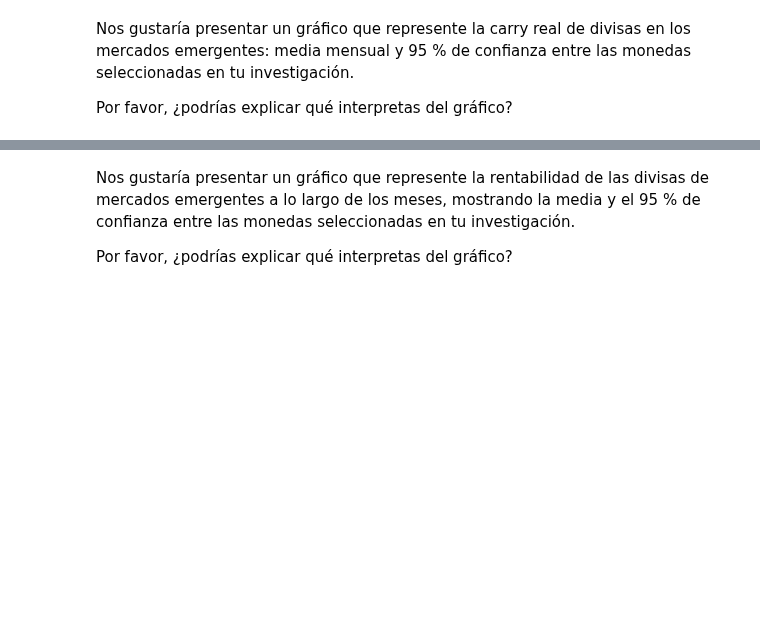
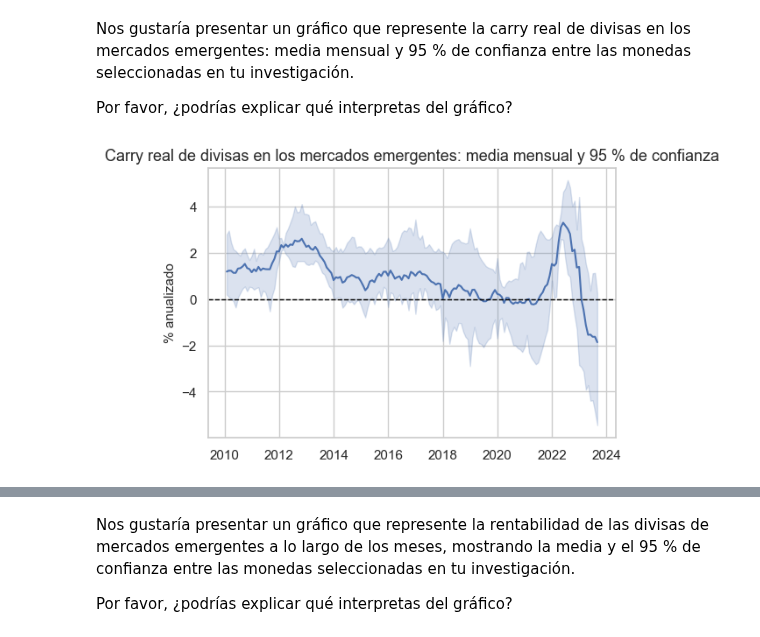
Before and after one commit to Xavi122323/Maestria-IA-Aplicada, a Jupyter notebook: Big data aplicada/tareaforecasting.ipynb, the cells around one changed output, grey strips where cells are left out. Cells and saved outputs as stored; diff of their text form; code cells hidden in the pictures; blank space fills up the shorter version.

```diff
--- a/Big data aplicada/tareaforecasting.ipynb
+++ b/Big data aplicada/tareaforecasting.ipynb
@@ -237,22 +243,24 @@ Nos gustaría presentar un gráfico que represente la carry real de divisas en l
 
 Por favor, ¿podrías explicar qué interpretas del gráfico?
 # %%
-cids_sel =
-filt1 = df['xcat'] ==
+cids_sel = ['JPY', 'CHF', 'PLN']
+filt1 = df['xcat'] == 'FXCRR_NSA'
 filt2 = df['cid'].isin(cids_sel)  # elegir secciones transversales
 filt3 = df['real_date'] >= pd.to_datetime('2010-01-01')  # establecer fecha de inicio
 
 dfx = df[filt1 & filt2 & filt3]
-dfm = dfx.groupby(['cid', 'xcat']).resample('M', on='real_date').mean()['value'].reset_index()  # convertir a promedios mensuales
+dfm = (dfx.set_index('real_date').groupby(['cid', 'xcat'])['value'].resample('M').mean().reset_index())  # convertir a promedios mensuales
 dfw = dfm.pivot(index=['cid', 'real_date'], columns='xcat', values='value').reset_index()  # pivotar al índice apropiado
 
 colors='Paired'
 sns.set_theme(style='whitegrid', rc={'figure.figsize':(6, 4)})
 sns.lineplot(data=dfw, x='real_date', y='FXCRR_NSA', estimator='mean', errorbar=('ci', 95))  #trazar la media y su intervalo de confianza del 95%
 
 plt.axhline(y=0, color='black', linestyle='--', lw=1)
 plt.title('Carry real de divisas en los mercados emergentes: media mensual y 95 % de confianza', fontsize=13)
 plt.xlabel('')  # set x-axis label
 plt.ylabel('% anualizado', fontsize=11)  # set y-axis label
 
 plt.show()
+# %% [output]
+[figure, added]
```
Also changed, not shown: parts of 6 cells of this notebook.
